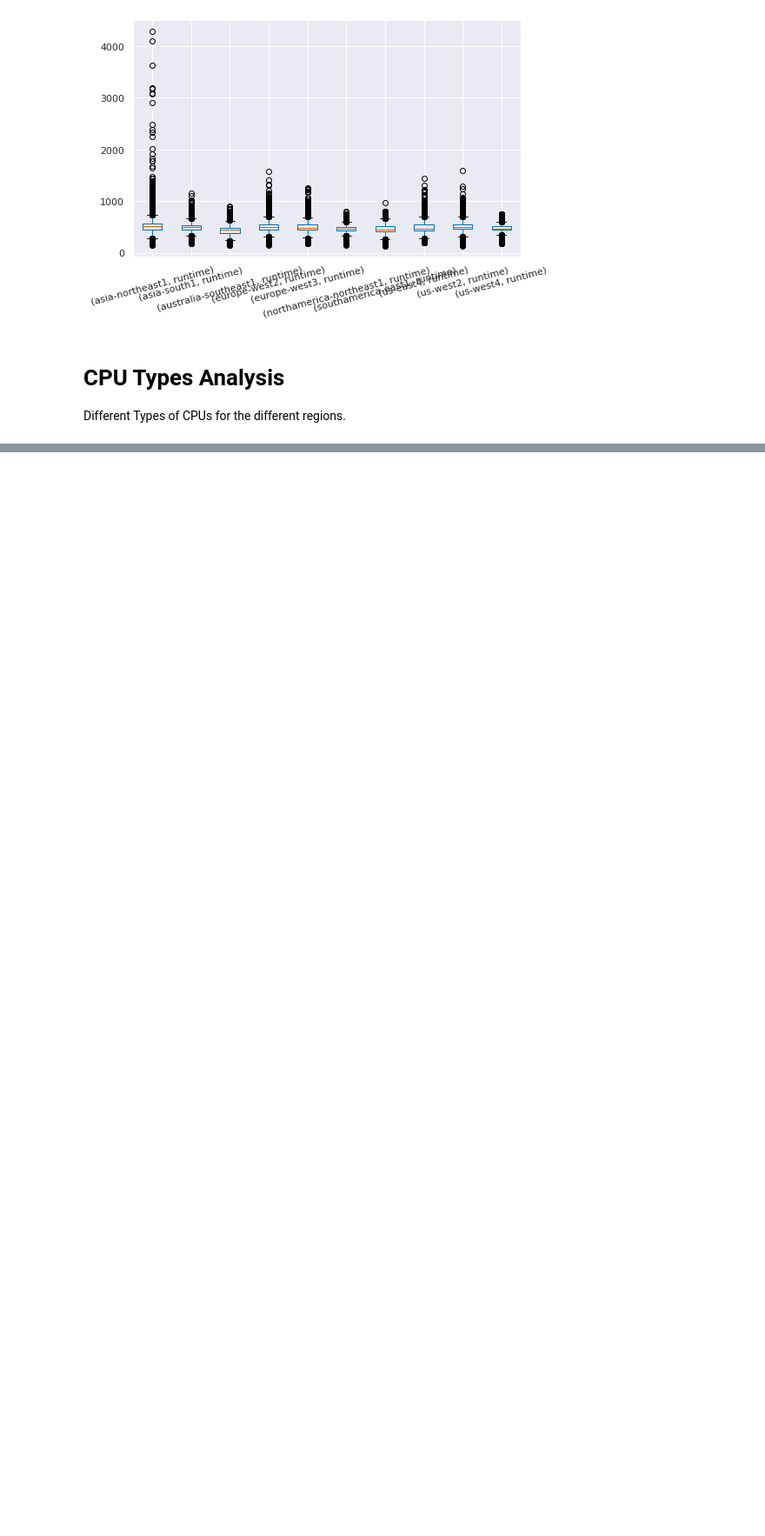
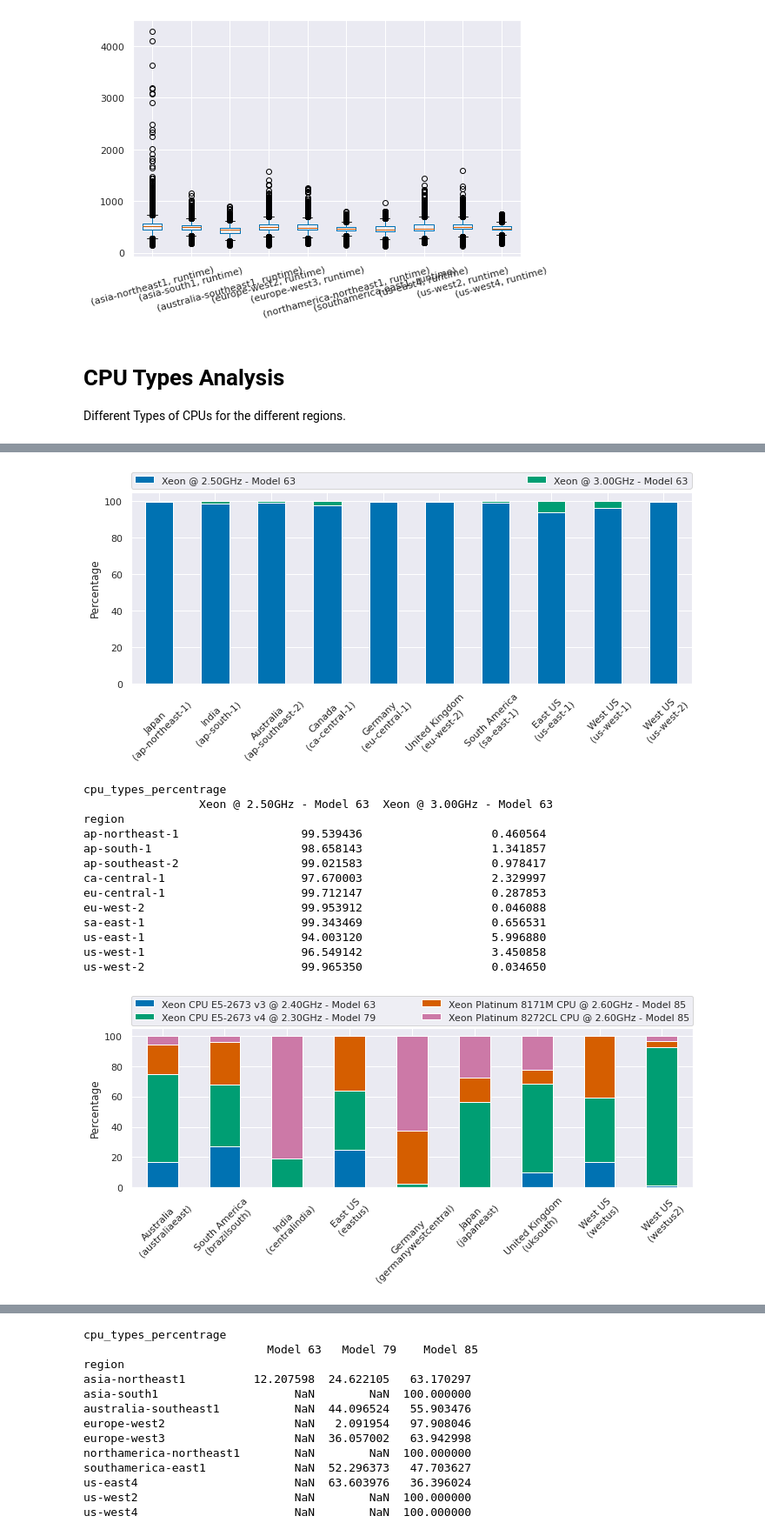
Before and after one commit to l8518/geot-faas, a Jupyter notebook: 020_region_analysis.ipynb, the cells around one changed output, grey strips where cells are left out. Shown at 87% size. Cells and saved outputs as stored; diff of their text form; code cells hidden in the pictures; blank space fills up the shorter version.

Commit message:
Add cputypye analysis

```diff
--- a/020_region_analysis.ipynb
+++ b/020_region_analysis.ipynb
@@ -228,0 +196,67 @@ NameError: name 'unique_cpu_types_count_per_invocation_df' is not defined
+# %%
+unique_cpu_types_df = df.groupby(['provider', 'region', 'cpuType'], observed=True)['cpuType'].count() #.agg({'cpuType':'count'})
+unique_cpu_types_df = pd.DataFrame(unique_cpu_types_df).groupby(['provider', 'region'], group_keys=False).apply(lambda df: (df['cpuType'] / df['cpuType'].sum()) * 100)
+unique_cpu_types_percentage_df = pd.DataFrame(unique_cpu_types_df)
+unique_cpu_types_percentage_df = unique_cpu_types_percentage_df.rename(columns={'cpuType': 'Percentage'})
+unique_cpu_types_percentage_df = unique_cpu_types_percentage_df.reset_index('cpuType')
+unique_cpu_types_pivoted_df = unique_cpu_types_percentage_df.pivot(columns=['cpuType'])
+# %%
+cpu_map = {
+    "Intel(R) Xeon(R) Processor @ 2.50GHz - Model 63": "Xeon @ 2.50GHz - Model 63",
+    "Intel(R) Xeon(R) Platinum 8171M CPU @ 2.60GHz - Model 85": "Xeon Platinum 8171M CPU @ 2.60GHz - Model 85",
+    "Intel(R) Xeon(R) CPU E5-2673 v4 @ 2.30GHz - Model 79": "Xeon CPU E5-2673 v4 @ 2.30GHz - Model 79",
+    "Intel(R) Xeon(R) Platinum 8272CL CPU @ 2.60GHz - Model 85": "Xeon Platinum 8272CL CPU @ 2.60GHz - Model 85",
+    "Intel(R) Xeon(R) CPU E5-2673 v3 @ 2.40GHz - Model 63": "Xeon CPU E5-2673 v3 @ 2.40GHz - Model 63",
+    "Intel(R) Xeon(R) Processor @ 3.00GHz - Model 63": "Xeon @ 3.00GHz - Model 63",
+    "unknown - Model 85": "Model 85",
+    "unknown - Model 79": "Model 79",
+    "unknown - Model 63": "Model 63"
+}
+# %%
+for provider in df['provider'].unique():
+    fig, axes = plt.subplots(figsize=(10,5))
+    subdf = unique_cpu_types_pivoted_df
+
+    providerdf = subdf.loc[provider]
+
+    cols = providerdf.columns.droplevel(0)
+    new_cols = [cpu_map[x] for x in cols]
+    providerdf.columns = new_cols
+    providerdf = providerdf.dropna(axis=1, how='all')
+
+    providerdf.plot.bar(stacked=True, ax=axes, rot=45)
+
+    axes.legend(bbox_to_anchor=(0,1.02,1,0.2), loc="lower left",
+                mode="expand", borderaxespad=0, ncol=2)
+    axes.set_xlabel('')
+    axes.set_ylabel('Percentage')
+
+    # Set Region Names
+    labels = []
+    for tick in axes.get_xticklabels():
+        region = tick.get_text()
+        key = f"({provider}, {region})"
+        mapping = provider_region_mapping[key]
+        region = mapping['region']
+        measure_group = mapping['measure group']
+        labels.append(f"{measure_group}\n({region})")
+    axes.set_xticklabels(labels)
+
+    fig.tight_layout()
+    utils.plot( ['region_analysis', f'cpu_types_{provider}'], cpu_types_percentrage=providerdf)
+# %% [output]
+[figure, added]
+cpu_types_percentrage
+                 Xeon @ 2.50GHz - Model 63  Xeon @ 3.00GHz - Model 63
+region
+ap-northeast-1                  99.539436                   0.460564
+ap-south-1                      98.658143                   1.341857
+ap-southeast-2                  99.021583                   0.978417
+ca-central-1                    97.670003                   2.329997
+eu-central-1                    99.712147                   0.287853
+eu-west-2                       99.953912                   0.046088
+sa-east-1                       99.343469                   0.656531
+us-east-1                       94.003120                   5.996880
+us-west-1                       96.549142                   3.450858
+us-west-2                       99.965350                   0.034650
+[figure, added]
@@ -228,0 +281,13 @@ NameError: name 'unique_cpu_types_count_per_invocation_df' is not defined
+cpu_types_percentrage
+                           Model 63   Model 79    Model 85
+region
+asia-northeast1          12.207598  24.622105   63.170297
+asia-south1                    NaN        NaN  100.000000
+australia-southeast1           NaN  44.096524   55.903476
+europe-west2                   NaN   2.091954   97.908046
+europe-west3                   NaN  36.057002   63.942998
+northamerica-northeast1        NaN        NaN  100.000000
+southamerica-east1             NaN  52.296373   47.703627
+us-east4                       NaN  63.603976   36.396024
+us-west2                       NaN        NaN  100.000000
+us-west4                       NaN        NaN  100.000000
```
Also changed, not shown: parts of 6 cells of this notebook, 16 other files.
